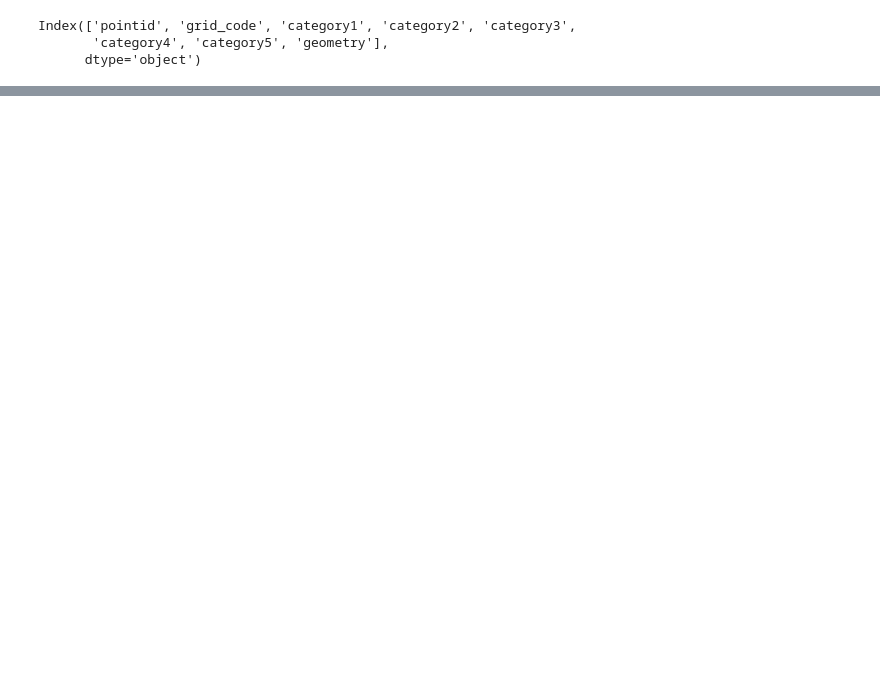
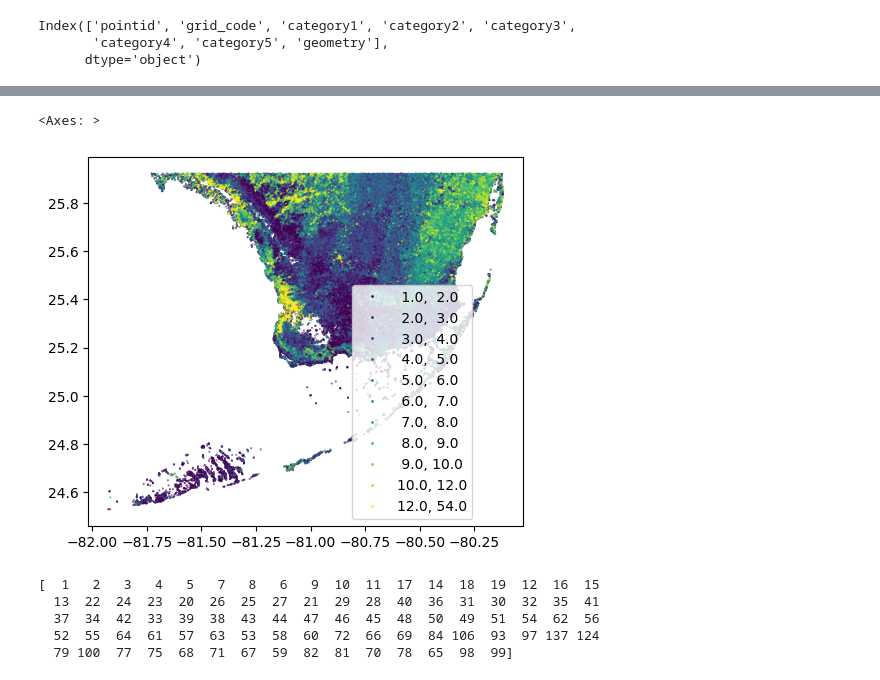
Before and after one commit to yuh2017/sfl_stormsurge, a Jupyter notebook: stormsurge_slr.ipynb, the cells around one changed output, grey strips where cells are left out. Drawn from its saved outputs; the diff is of its cells as text; code cells hidden in the pictures; blank space fills up the shorter version.

```diff
--- a/stormsurge_slr.ipynb
+++ b/stormsurge_slr.ipynb
@@ -30,0 +67,23 @@ Geodata0['y'] = Geodata0.geometry.get_coordinates().y
+# %%
+Geodata0.sample(n = 100000).plot(column= 'grid_code',
+             scheme="Quantiles", k = 20,
+            #scheme = "user_defined", k = 5,
+            #classification_kwds = {'bins':[0, 1, 2, 12]},
+             legend = True , markersize= 0.1,
+             legend_kwds = { 'loc':'lower right',
+                            'bbox_to_anchor':(0.9, 0.0),
+                            'fmt':'{:.1f}',
+                            'markerscale': 0.2,
+                            'title_fontsize':'large',
+                            'fontsize':'medium'} )
+# %% [output]
+<Axes: >
+[figure, added]
+# %%
+print( Geodata0['grid_code'] .unique() )
+# %% [output]
+[  1   2   3   4   5   7   8   6   9  10  11  17  14  18  19  12  16  15
+  13  22  24  23  20  26  25  27  21  29  28  40  36  31  30  32  35  41
+  37  34  42  33  39  38  43  44  47  46  45  48  50  49  51  54  62  56
+  52  55  64  61  57  63  53  58  60  72  66  69  84 106  93  97 137 124
+  79 100  77  75  68  71  67  59  82  81  70  78  65  98  99]
```
Also changed, not shown: parts of 30 cells of this notebook.
